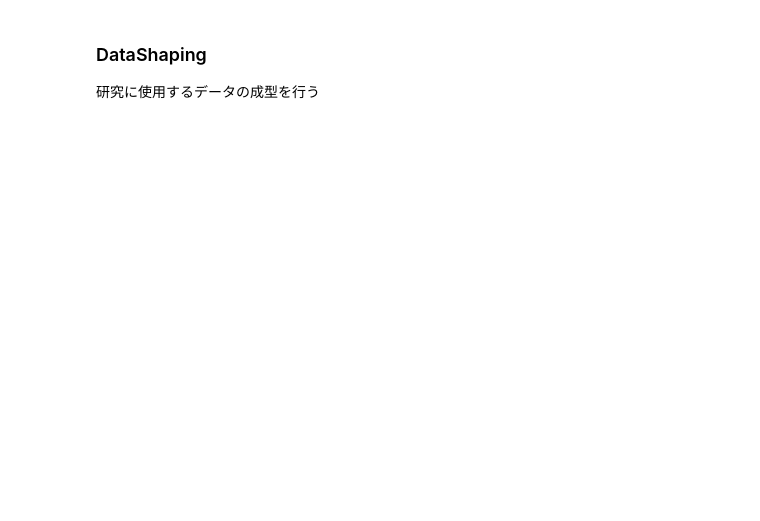
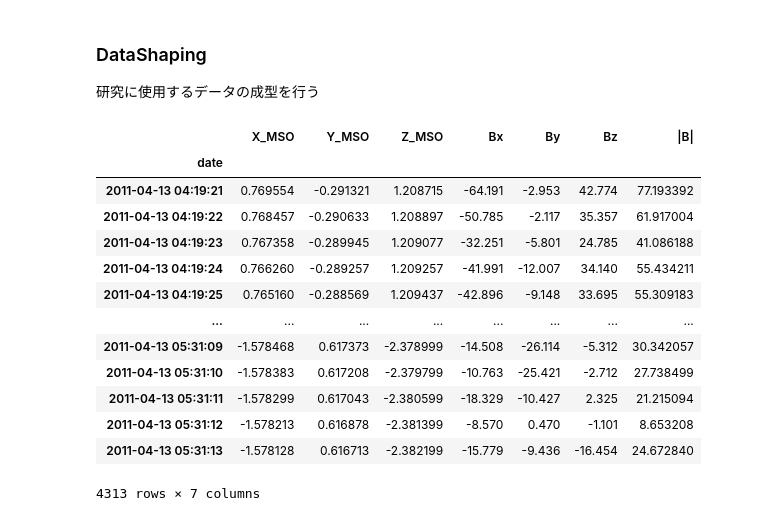
Before and after one commit to streamamz/Research, a Jupyter notebook: DataShaping.ipynb, the cells around one changed output. Cells and saved outputs as stored; diff of their text form; code cells hidden in the pictures; blank space fills up the shorter version.

```diff
--- a/DataShaping.ipynb
+++ b/DataShaping.ipynb
@@ -7,2 +9,21 @@ import numpy as np
 
 import MDUS
+# %%
+data = MDUS.MagData()
+data.Input(orbit=52)
+data.value
+# %% [output]
+|  | X_MSO | Y_MSO | Z_MSO | Bx | By | Bz | |B| |
+| date |  |  |  |  |  |  |  |
+| 2011-04-13 04:19:21 | 0.769554 | -0.291321 | 1.208715 | -64.191 | -2.953 | 42.774 | 77.193392 |
+| 2011-04-13 04:19:22 | 0.768457 | -0.290633 | 1.208897 | -50.785 | -2.117 | 35.357 | 61.917004 |
+| 2011-04-13 04:19:23 | 0.767358 | -0.289945 | 1.209077 | -32.251 | -5.801 | 24.785 | 41.086188 |
+| 2011-04-13 04:19:24 | 0.766260 | -0.289257 | 1.209257 | -41.991 | -12.007 | 34.140 | 55.434211 |
+| 2011-04-13 04:19:25 | 0.765160 | -0.288569 | 1.209437 | -42.896 | -9.148 | 33.695 | 55.309183 |
+| ... | ... | ... | ... | ... | ... | ... | ... |
+| 2011-04-13 05:31:09 | -1.578468 | 0.617373 | -2.378999 | -14.508 | -26.114 | -5.312 | 30.342057 |
+| 2011-04-13 05:31:10 | -1.578383 | 0.617208 | -2.379799 | -10.763 | -25.421 | -2.712 | 27.738499 |
+| 2011-04-13 05:31:11 | -1.578299 | 0.617043 | -2.380599 | -18.329 | -10.427 | 2.325 | 21.215094 |
+| 2011-04-13 05:31:12 | -1.578213 | 0.616878 | -2.381399 | -8.570 | 0.470 | -1.101 | 8.653208 |
+| 2011-04-13 05:31:13 | -1.578128 | 0.616713 | -2.382199 | -15.779 | -9.436 | -16.454 | 24.672840 |
+4313 rows × 7 columns
```
Also changed, not shown: parts of 5 cells of this notebook, 9 other files.
